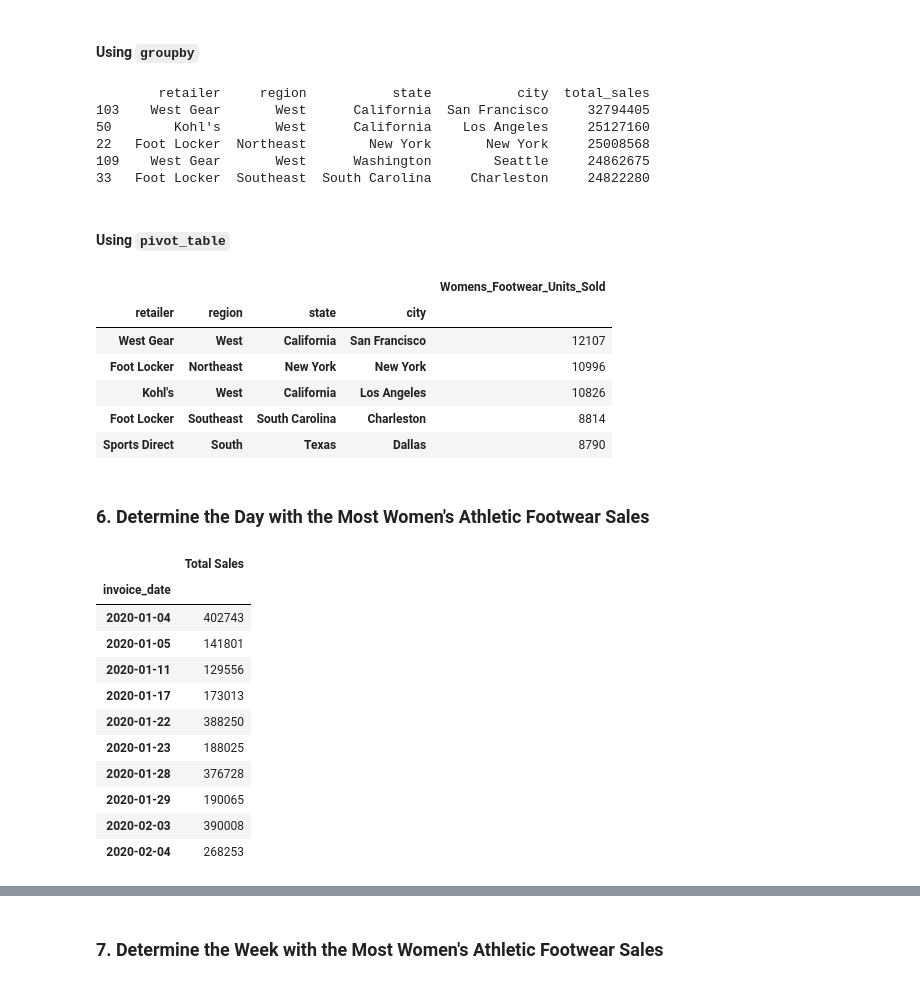
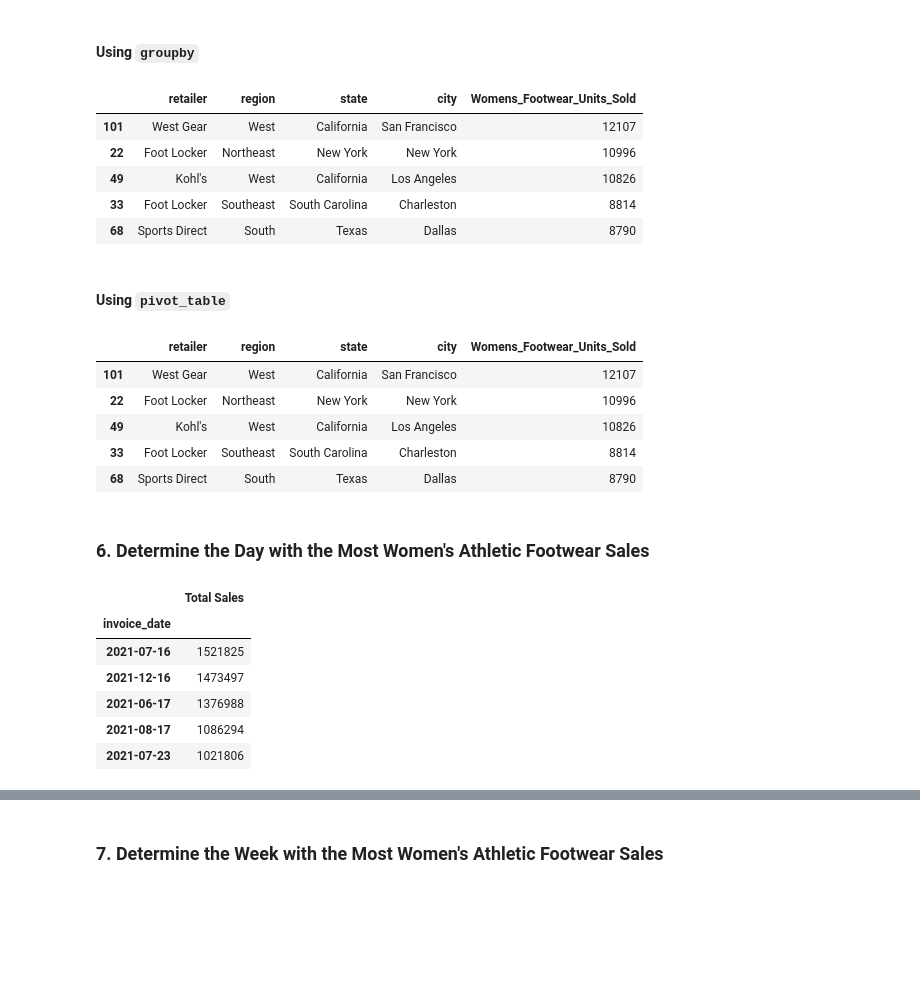
Before and after one commit to bwillery/athletic_sales_analysis, a Jupyter notebook: athletic_sales_analysis.ipynb, the cells around one changed output, grey strips where cells are left out. Drawn from its saved outputs; the diff is of its cells as text; code cells hidden in the pictures; blank space fills up the shorter version.

Commit message:
resubmit atheletic shoes sales project

```diff
--- a/athletic_sales_analysis.ipynb
+++ b/athletic_sales_analysis.ipynb
@@ -70,7 +70,7 @@ dtype: object
 #### Combine the sales data by rows.
 # %%
 # Combine the 2020 and 2021 sales DataFrames on the rows and reset the index.
-combined_sales = pd.concat([atheletic_sales_2020, atheletic_sales_2021]).reset_index(drop = True)
+combined_sales = pd.concat([atheletic_sales_2020, atheletic_sales_2021],join='inner').reset_index(drop = True)
 combined_sales
 # %% [output]
 |  | retailer | retailer_id | invoice_date | region | state | city | product | price_per_unit | units_sold | ... |
@@ -274,8 +281,6 @@ print(top_5)
 ### 5. Determine which Retailer Sold the Most Women's Athletic Footwear
 # %%
 # Filter the sales data to get the women's athletic footwear sales data.
-sorted_sales = combined_sales.sort_values(by = 'total_sales',ascending = False)
-highest_sales_retailer = sorted_sales.iloc[0]['retailer']
-print(sorted_sales[['retailer','total_sales']].head())
-print(highest_sales_retailer)
+womens_footwear = combined_sales.loc[combined_sales['product']== "Women's Athletic Footwear"]
+womens_footwear
 # %% [output]
@@ -290,61 +301,58 @@ Walmart
 #### Using `groupby`
 # %%
 # Show the total number of women's athletic footwear sold for each retailer, region, state, and city.
-total_womens_footwear = combined_sales.groupby(['retailer','region', 'state', 'city'])['total_sales'].sum()
+womens_footwear_sales = womens_footwear.groupby(['retailer','region', 'state', 'city'])['units_sold'].sum().reset_index()
 # Rename the "units_sold" column to "Womens_Footwear_Units_Sold"
-
+womens_footwear_sales = womens_footwear_sales.rename(columns={'units_sold': 'Womens_Footwear_Units_Sold'})
 
 # Show the top 5 results.
-total_womens_footwear = total_womens_footwear.reset_index()
-top_5 = total_womens_footwear.sort_values(by='total_sales', ascending=False).head()
-print(top_5)
+# womens_footwear = womens_footwear.reset_index()
+womens_footwear_sales = womens_footwear_sales.sort_values(by='Womens_Footwear_Units_Sold', ascending=False).head()
+womens_footwear_sales.head()
 # %% [output]
-        retailer     region           state           city  total_sales
-103    West Gear       West      California  San Francisco     32794405
-50        Kohl's       West      California    Los Angeles     25127160
-22   Foot Locker  Northeast        New York       New York     25008568
-109    West Gear       West      Washington        Seattle     24862675
-33   Foot Locker  Southeast  South Carolina     Charleston     24822280
+|  | retailer | region | state | city | Womens_Footwear_Units_Sold |
+| 101 | West Gear | West | California | San Francisco | 12107 |
+| 22 | Foot Locker | Northeast | New York | New York | 10996 |
+| 49 | Kohl's | West | California | Los Angeles | 10826 |
+| 33 | Foot Locker | Southeast | South Carolina | Charleston | 8814 |
+| 68 | Sports Direct | South | Texas | Dallas | 8790 |
 # %% [markdown]
 #### Using `pivot_table`
 # %%
 # Show the total number of women's athletic footwear sold for each retailer, region, state, and city.
-
+womens_footwear_ts = pd.pivot_table(womens_footwear, values="units_sold", index=['retailer','region', 'state', 'city'], aggfunc='sum').reset_index()
 
 # Rename the "units_sold" column to "Womens_Footwear_Units_Sold"
-
+womens_footwear_ts = womens_footwear_ts.rename(columns={'units_sold': 'Womens_Footwear_Units_Sold'})
 
 # Show the top 5 results.
+womens_footwear_ts = womens_footwear_ts.sort_values(by='Womens_Footwear_Units_Sold', ascending=False)
+womens_footwear_ts.head()
 # %% [output]
-|  |  |  |  | Womens_Footwear_Units_Sold |
-| retailer | region | state | city |  |
-| West Gear | West | California | San Francisco | 12107 |
-| Foot Locker | Northeast | New York | New York | 10996 |
-| Kohl's | West | California | Los Angeles | 10826 |
-| Foot Locker | Southeast | South Carolina | Charleston | 8814 |
-| Sports Direct | South | Texas | Dallas | 8790 |
+|  | retailer | region | state | city | Womens_Footwear_Units_Sold |
+| 101 | West Gear | West | California | San Francisco | 12107 |
+| 22 | Foot Locker | Northeast | New York | New York | 10996 |
+| 49 | Kohl's | West | California | Los Angeles | 10826 |
+| 33 | Foot Locker | Southeast | South Carolina | Charleston | 8814 |
+| 68 | Sports Direct | South | Texas | Dallas | 8790 |
 # %% [markdown]
 ### 6. Determine the Day with the Most Women's Athletic Footwear Sales
 # %%
 # Create a pivot table with the 'invoice_date' column is the index, and the "total_sales" as the values.
+womens_footwear_days = pd.pivot_table(womens_footwear, values="total_sales", index=['invoice_date'], aggfunc='sum')
 
-
-# Optional: Rename the "total_sales" column to "Total Sales"
-
-
+# Optional: Rename the "total_sales" column to "Total Sales" = total
+womens_footwear_days = womens_footwear_days.rename(columns={'total_sales': 'Total Sales'})
+womens_footwear_days = womens_footwear_days.sort_values(by='Total Sales', ascending=False)
 # Show the table.
+womens_footwear_days.head()
 # %% [output]
 |  | Total Sales |
 | invoice_date |  |
-| 2020-01-04 | 402743 |
-| 2020-01-05 | 141801 |
-| 2020-01-11 | 129556 |
-| 2020-01-17 | 173013 |
-| 2020-01-22 | 388250 |
-| 2020-01-23 | 188025 |
-| 2020-01-28 | 376728 |
-| 2020-01-29 | 190065 |
-| 2020-02-03 | 390008 |
-| 2020-02-04 | 268253 |
+| 2021-07-16 | 1521825 |
+| 2021-12-16 | 1473497 |
+| 2021-06-17 | 1376988 |
+| 2021-08-17 | 1086294 |
+| 2021-07-23 | 1021806 |
 # %%
 # Resample the pivot table into daily bins, and get the total sales for each day.
```
Also changed, not shown: parts of 9 cells of this notebook.
